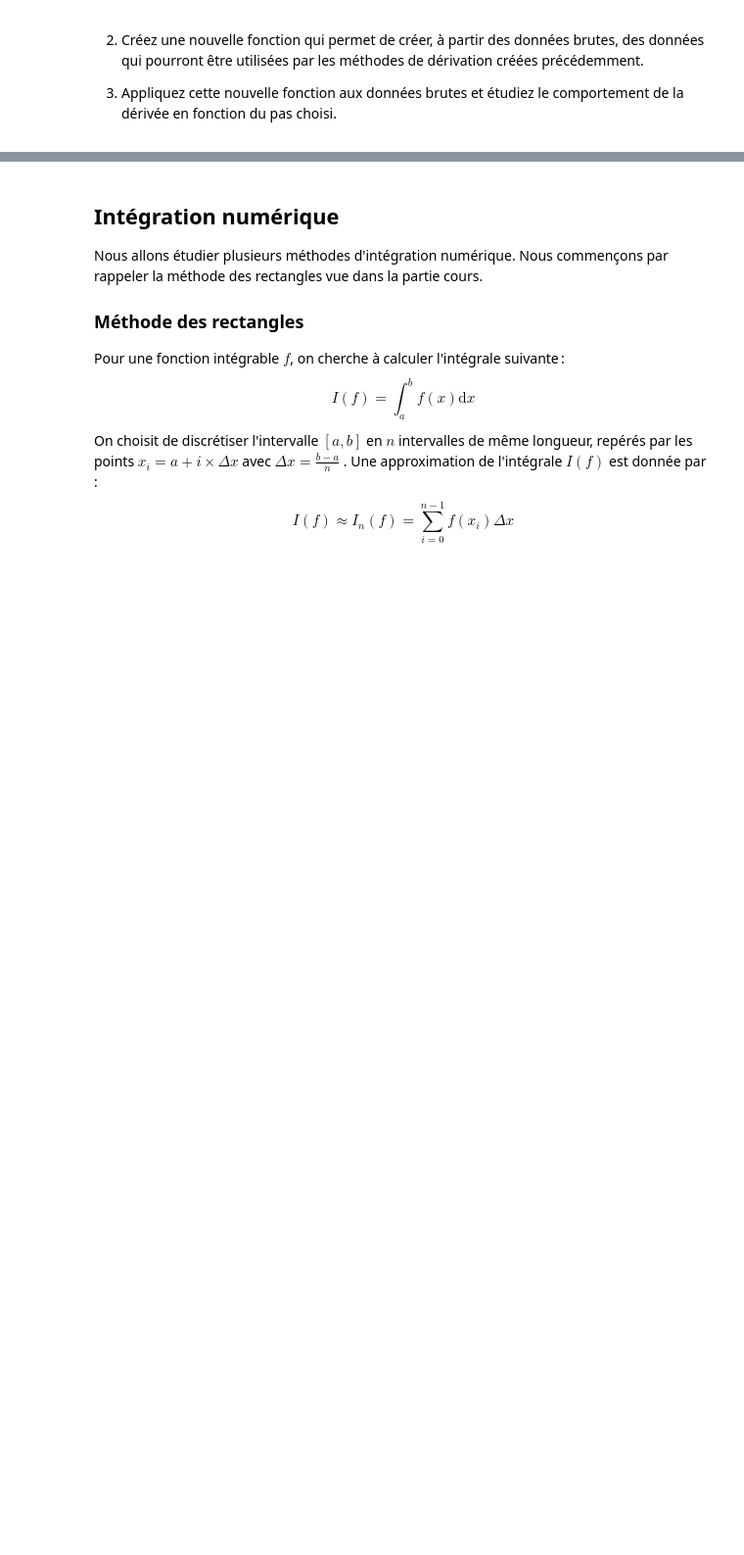
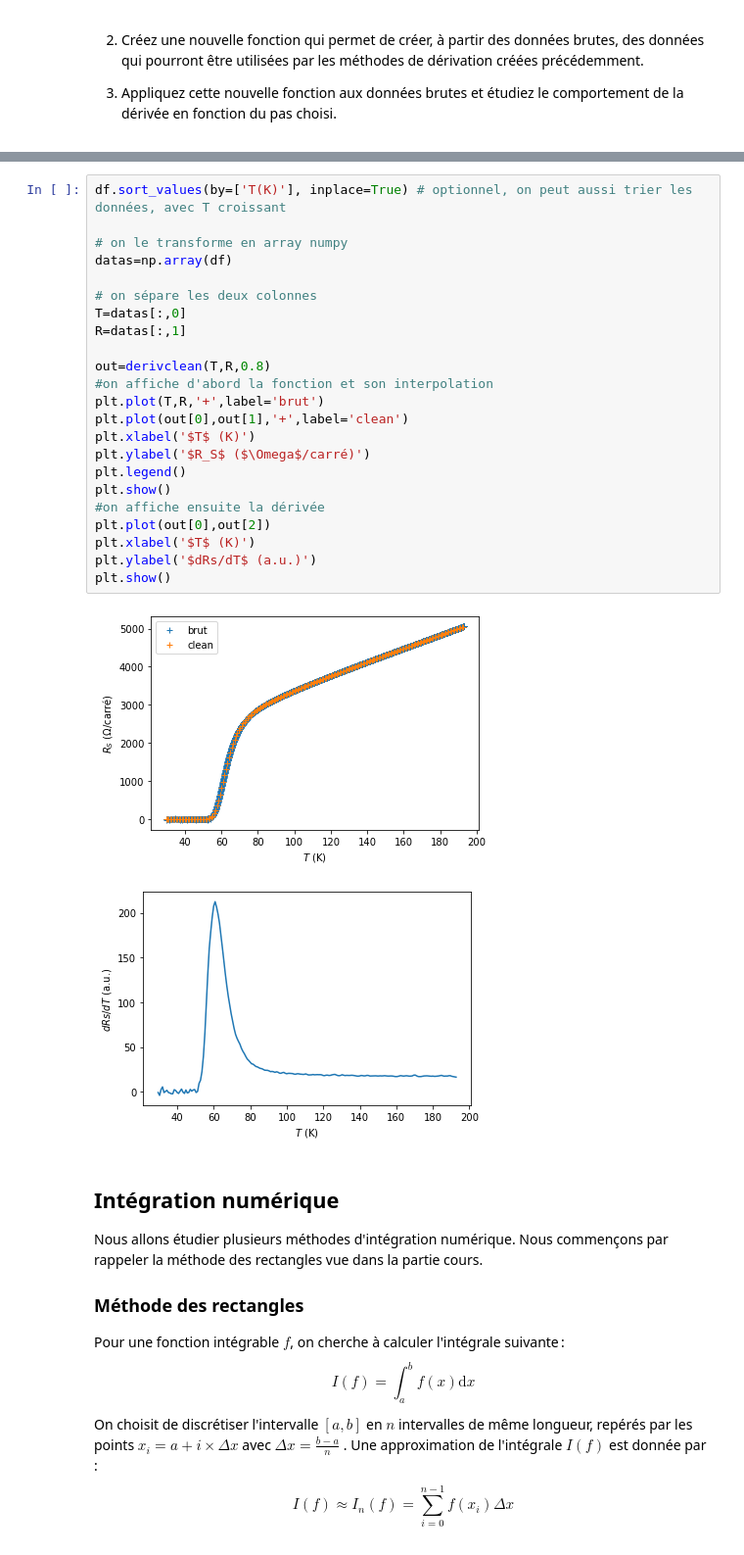
Before and after one commit to kmiloarguello/physique-numerique, a Jupyter notebook: etu-05-derivation-integration/etu-02-derivation-integration-exercices.ipynb, the cells around one changed output, grey strips where cells are left out. Shown at 98% size. Saved outputs shown, nothing was run; the diff lists cells and outputs as text; blank space fills up the shorter version.

```diff
--- a/etu-05-derivation-integration/etu-02-derivation-integration-exercices.ipynb
+++ b/etu-05-derivation-integration/etu-02-derivation-integration-exercices.ipynb
@@ -235,3 +319,29 @@ Avant de dériver cette courbe, il faut donc mettre en forme les données. On pe
+# %%
+df.sort_values(by=['T(K)'], inplace=True) # optionnel, on peut aussi trier les données, avec T croissant
+
+# on le transforme en array numpy
+datas=np.array(df)
+
+# on sépare les deux colonnes
+T=datas[:,0]
+R=datas[:,1]
+
+out=derivclean(T,R,0.8)
+#on affiche d'abord la fonction et son interpolation
+plt.plot(T,R,'+',label='brut')
+plt.plot(out[0],out[1],'+',label='clean')
+plt.xlabel('$T$ (K)')
+plt.ylabel('$R_S$ ($\Omega$/carré)')
+plt.legend()
+plt.show()
+#on affiche ensuite la dérivée
+plt.plot(out[0],out[2])
+plt.xlabel('$T$ (K)')
+plt.ylabel('$dRs/dT$ (a.u.)')
+plt.show()
+# %% [output]
+[figure, added]
+[figure, added]
 # %% [markdown]
 ## Intégration numérique
 
```
Also changed, not shown: parts of 16 cells of this notebook, 1 other file.
